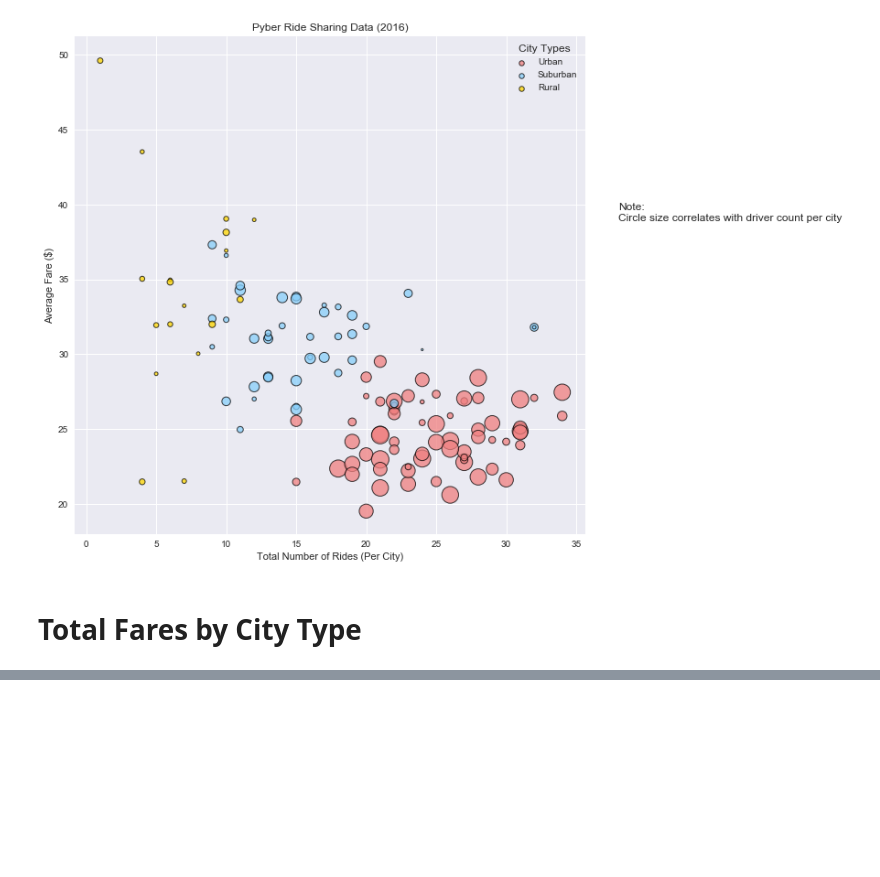
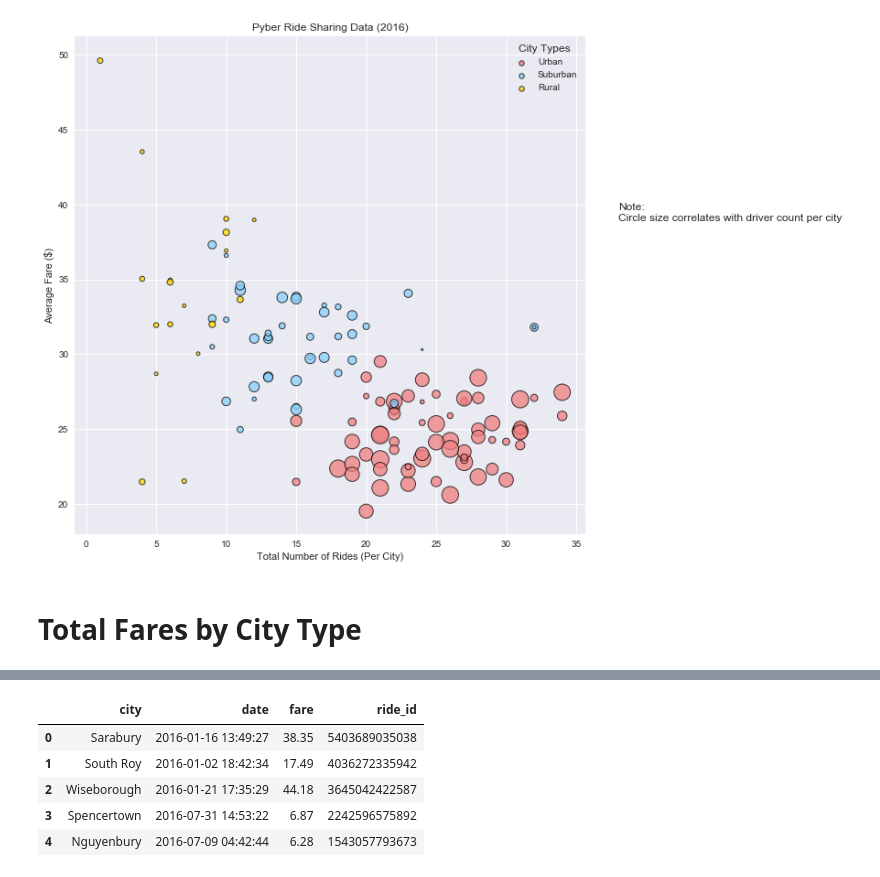
Before and after one commit to penguinistakc/pyber, a Jupyter notebook: Pyber Ride Sharing.ipynb, the cells around one changed output, grey strips where cells are left out. Cells and saved outputs as stored; diff of their text form; code cells hidden in the pictures; blank space fills up the shorter version.

Commit message:
creation of dataset for fare and driver charts

```diff
--- a/Pyber Ride Sharing.ipynb
+++ b/Pyber Ride Sharing.ipynb
@@ -99,0 +109,9 @@ plt.show()
+# %%
+ride_data_df.head()
+# %% [output]
+|  | city | date | fare | ride_id |
+| 0 | Sarabury | 2016-01-16 13:49:27 | 38.35 | 5403689035038 |
+| 1 | South Roy | 2016-01-02 18:42:34 | 17.49 | 4036272335942 |
+| 2 | Wiseborough | 2016-01-21 17:35:29 | 44.18 | 3645042422587 |
+| 3 | Spencertown | 2016-07-31 14:53:22 | 6.87 | 2242596575892 |
+| 4 | Nguyenbury | 2016-07-09 04:42:44 | 6.28 | 1543057793673 |
```
Also changed, not shown: parts of 2 cells of this notebook.
